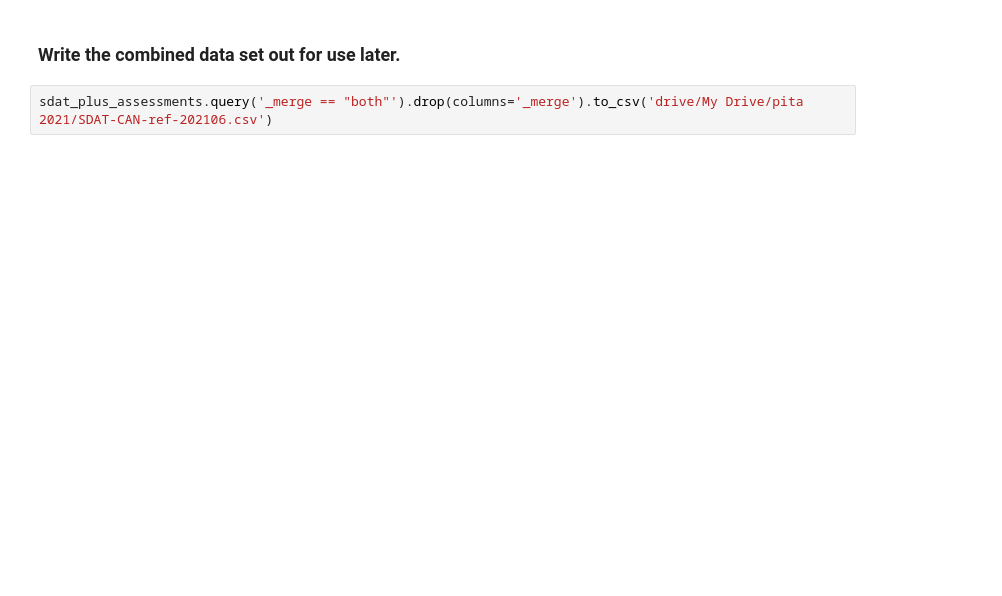
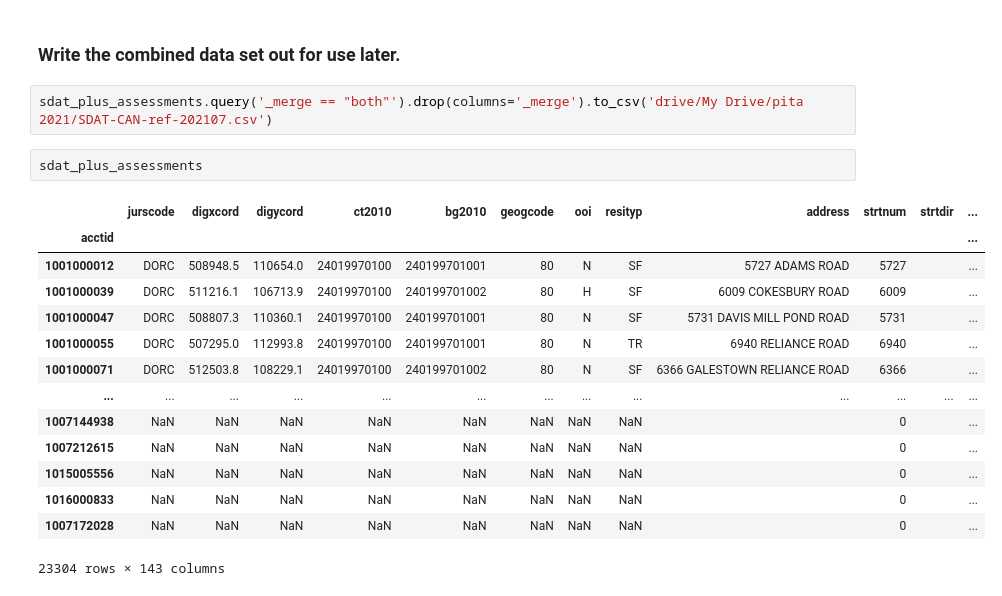
Before and after one commit to g1boss/can_ratings, a Jupyter notebook: src/python/notebooks/sdat_etl.ipynb, the cells around one changed output. Drawn from its saved outputs; the diff is of its cells as text; blank space fills up the shorter version.

```diff
--- a/src/python/notebooks/sdat_etl.ipynb
+++ b/src/python/notebooks/sdat_etl.ipynb
@@ -153,4 +165,21 @@ SDAT has  23214 records.  After the join there are: 23211
 # %% [markdown]
 ### Write the combined data set out for use later.
 # %%
-sdat_plus_assessments.query('_merge == "both"').drop(columns='_merge').to_csv('drive/My Drive/pita 2021/SDAT-CAN-ref-202106.csv')
+sdat_plus_assessments.query('_merge == "both"').drop(columns='_merge').to_csv('drive/My Drive/pita 2021/SDAT-CAN-ref-202107.csv')
+# %%
+sdat_plus_assessments
+# %% [output]
+|  | jurscode | digxcord | digycord | ct2010 | bg2010 | geogcode | ooi | resityp | address | strtnum | strtdir | ... |
+| acctid |  |  |  |  |  |  |  |  |  |  |  | ... |
+| 1001000012 | DORC | 508948.5 | 110654.0 | 24019970100 | 240199701001 | 80 | N | SF | 5727 ADAMS ROAD | 5727 |  | ... |
+| 1001000039 | DORC | 511216.1 | 106713.9 | 24019970100 | 240199701002 | 80 | H | SF | 6009 COKESBURY ROAD | 6009 |  | ... |
+| 1001000047 | DORC | 508807.3 | 110360.1 | 24019970100 | 240199701001 | 80 | N | SF | 5731 DAVIS MILL POND ROAD | 5731 |  | ... |
+| 1001000055 | DORC | 507295.0 | 112993.8 | 24019970100 | 240199701001 | 80 | N | TR | 6940 RELIANCE ROAD | 6940 |  | ... |
+| 1001000071 | DORC | 512503.8 | 108229.1 | 24019970100 | 240199701002 | 80 | N | SF | 6366 GALESTOWN RELIANCE ROAD | 6366 |  | ... |
+| ... | ... | ... | ... | ... | ... | ... | ... | ... | ... | ... | ... | ... |
+| 1007144938 | NaN | NaN | NaN | NaN | NaN | NaN | NaN | NaN |  | 0 |  | ... |
+| 1007212615 | NaN | NaN | NaN | NaN | NaN | NaN | NaN | NaN |  | 0 |  | ... |
+| 1015005556 | NaN | NaN | NaN | NaN | NaN | NaN | NaN | NaN |  | 0 |  | ... |
+| 1016000833 | NaN | NaN | NaN | NaN | NaN | NaN | NaN | NaN |  | 0 |  | ... |
+| 1007172028 | NaN | NaN | NaN | NaN | NaN | NaN | NaN | NaN |  | 0 |  | ... |
+23304 rows × 143 columns
```
Also changed, not shown: parts of 9 cells of this notebook, 2 other files.
